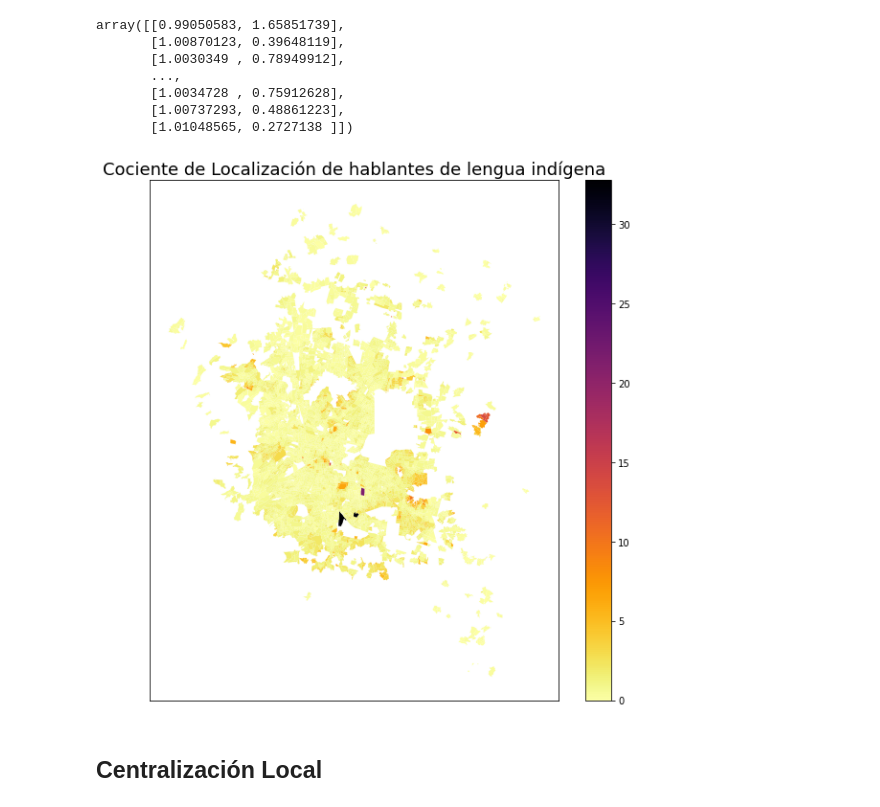
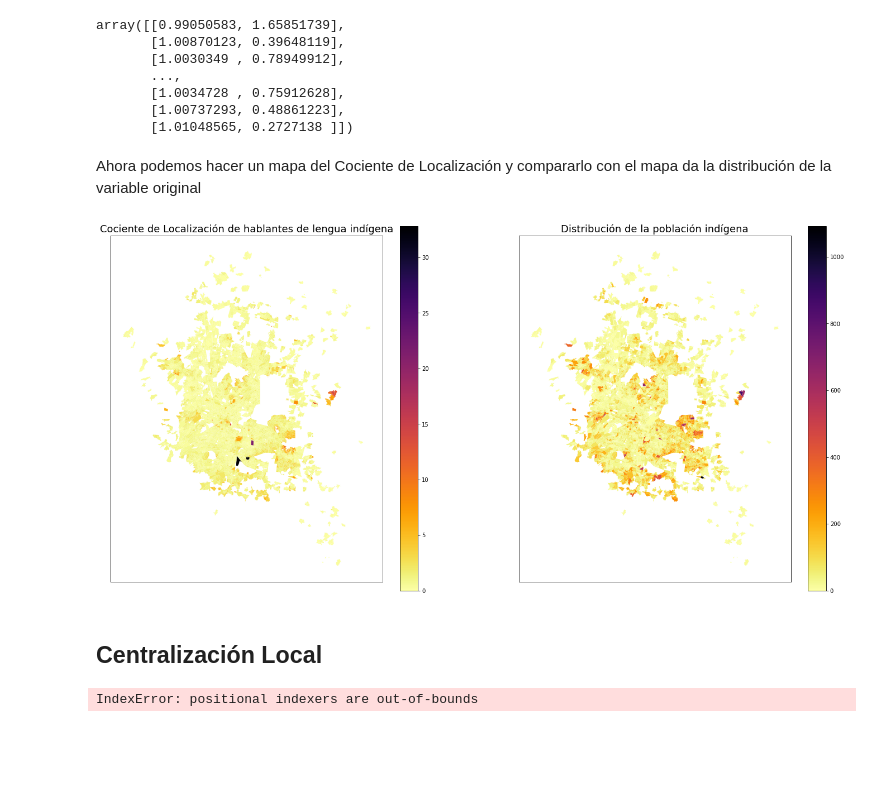
Before and after one commit to CentroGeo/temas-selectos-geoinformatica, a Jupyter notebook: segregacion/metricas.ipynb, the cells around one changed output. Saved outputs shown, nothing was run; the diff lists cells and outputs as text; code cells hidden in the pictures; blank space fills up the shorter version.

Commit message:
Agregué mapa comparativo.

```diff
--- a/segregacion/metricas.ipynb
+++ b/segregacion/metricas.ipynb
@@ -38,6 +38,7 @@ diccionario_datos[diccionario_datos['Indicador'].str.contains('indígena')][['In
 # %% [markdown]
 Como podemos ver tenemos varias opciones para representar a los hablantes de lenguas indígenas. Para empezar, vamos a utilizar el indicador _Población de 3 años y más que habla alguna lengua indígena_ pensando que es el que mejor puede representar lo que estamos buscando, después podemos explorar otros indicadores para ver si obtenemos resultados diferentes
 # %%
+GRUPO = 'PHOG_IND'
 pd.reset_option("max_colwidth")
 cdmx = gpd.read_file("datos/agebs_cdmx_2020.zip")
 edomex = gpd.read_file("datos/agebs_edomex_2020.zip")
@@ -52,7 +53,7 @@ datos_zmvm = datos_zmvm.loc[datos_zmvm['NOM_LOC'] == 'Total AGEB urbana', :]
 datos_zmvm['CVEGEO'] = datos_zmvm['ENTIDAD'] + datos_zmvm['MUN'] + datos_zmvm['LOC'] + datos_zmvm['AGEB']
 datos_zmvm = datos_zmvm.loc[:, ['CVEGEO', 'POBTOT', 'P3YM_HLI']]
 agebs_zmvm = agebs_zmvm.merge(datos_zmvm, on="CVEGEO", how="inner")
-agebs_zmvm['P3YM_HLI'] = pd.to_numeric(agebs_zmvm[ 'P3YM_HLI'], errors='coerce')
+agebs_zmvm['P3YM_HLI'] = pd.to_numeric(agebs_zmvm[GRUPO], errors='coerce')
 # eliminamos las filas con valores nulos en P3YM_HLI
 agebs_zmvm.dropna(subset=['P3YM_HLI'], how='all', inplace=True)
 agebs_zmvm.head()
@@ -128,7 +129,7 @@ from segregation.local import MultiLocationQuotient, MultiLocalDiversity, MultiL
                               MultiLocalSimpsonInteraction, MultiLocalSimpsonConcentration, \
                               LocalRelativeCentralization
 
-lq = MultiLocationQuotient(agebs_zmvm, ['POBTOT', 'P3YM_HLI'])
+lq = MultiLocationQuotient(agebs_zmvm, ['POBTOT', GRUPO])
 lq.statistics
 # %% [output]
 array([[0.99050583, 1.65851739],
@@ -138,22 +139,37 @@ array([[0.99050583, 1.65851739],
        [1.0034728 , 0.75912628],
        [1.00737293, 0.48861223],
        [1.01048565, 0.2727138 ]])
+# %% [markdown]
+Ahora podemos hacer un mapa del Cociente de Localización y compararlo con el mapa da la distribución de la variable original
 # %%
-agebs_zmvm['LQ_P3YM_HLI'] = lq.statistics[:,1]
-ax = agebs_zmvm.plot(column = 'LQ_P3YM_HLI',
+fig, (ax1, ax2) = plt.subplots(1,2, figsize=(24,12))
+agebs_zmvm['LQ_' + GRUPO] = lq.statistics[:,1]
+ax1 = agebs_zmvm.plot(column = 'LQ_' + GRUPO,
                      cmap = 'inferno_r',
                      legend = True,
-                     figsize=(10, 10))
-ax.set_title('Cociente de Localización de hablantes de lengua indígena', fontsize = 18)
-ax.set_xticks([])
-ax.set_yticks([])
-ax.set_facecolor('white')
+                     ax=ax1)
+ax1.set_title('Cociente de Localización de hablantes de lengua indígena', fontsize = 18)
+ax1.set_xticks([])
+ax1.set_yticks([])
+ax1.set_facecolor('white')
+
+ax2 = agebs_zmvm.plot(column=GRUPO,
+                      cmap = 'inferno_r',
+                      legend = True,
+                      ax=ax2
+                     )
+ax2.set_title('Distribución de la población indígena', fontsize = 18)
+ax2.set_xticks([])
+ax2.set_yticks([])
+ax2.set_facecolor('white')
 # %% [output]
-[figure, old version]
+[figure, new version]
 # %% [markdown]
 ## Centralización Local
 # %%
-# cl = LocalRelativeCentralization(agebs_zmvm, 'P3YM_HLI', 'POBTOT')
-# agebs_zmvm['cl'] = cl.statistics
-# ax = agebs_zmvm.plot(column = 'cl', cmap = 'inferno_r', legend = True, figsize = (10,10))
-# ax.set_title("Centralización Local", fontsize = 25)
+cl = LocalRelativeCentralization(agebs_zmvm, 'P3YM_HLI', 'POBTOT')
+agebs_zmvm['cl'] = cl.statistics
+ax = agebs_zmvm.plot(column = 'cl', cmap = 'inferno_r', legend = True, figsize = (10,10))
+ax.set_title("Centralización Local", fontsize = 25)
+# %% [output]
+IndexError: positional indexers are out-of-bounds
```
Also changed, not shown: parts of 3 cells of this notebook, 1 other file.
